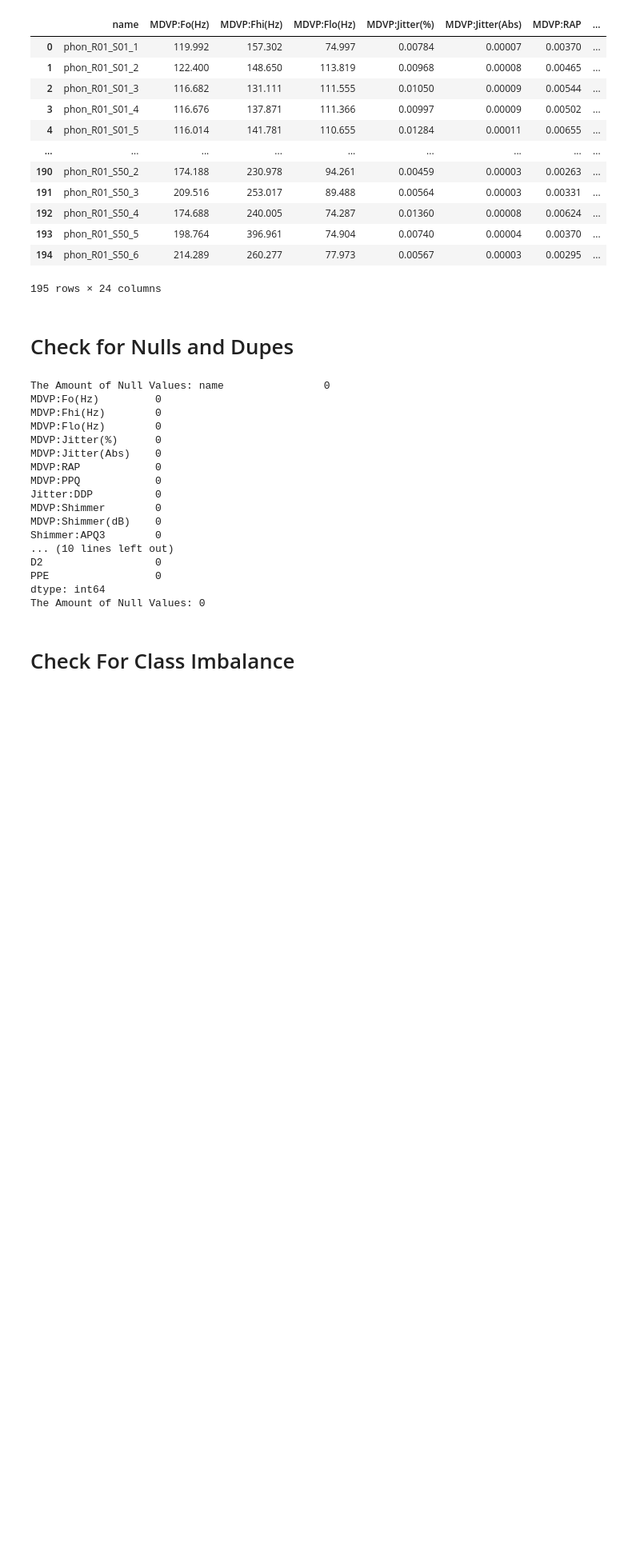
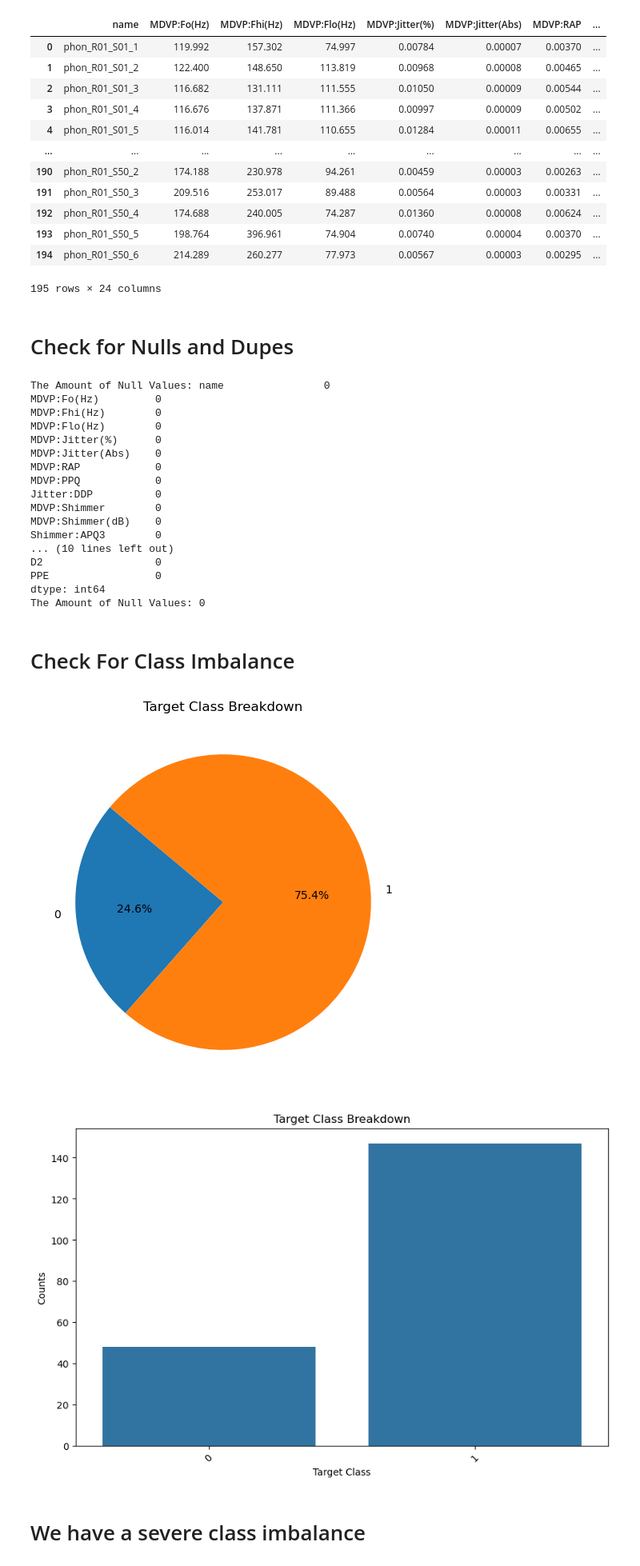
Before and after one commit to MaukanMir/Parkinsons-Classification-Analysis, a Jupyter notebook: training.ipynb, the cells around one changed output. Shown at 80% size. Drawn from its saved outputs; the diff is of its cells as text; code cells hidden in the pictures; blank space fills up the shorter version.

```diff
--- a/training.ipynb
+++ b/training.ipynb
@@ -72,3 +72,10 @@ dtype: int64
 The Amount of Null Values: 0
 # %% [markdown]
 # Check For Class Imbalance
+# %%
+check_class_balance(df["status"])
+# %% [output]
+[figure, added]
+[figure, added]
+# %% [markdown]
+# We have a severe class imbalance
```
